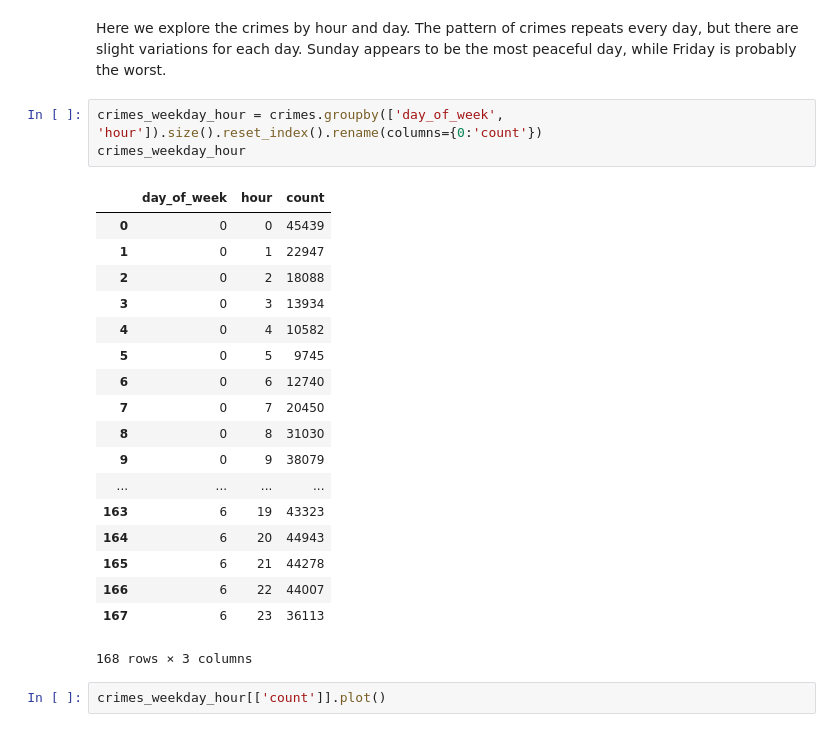
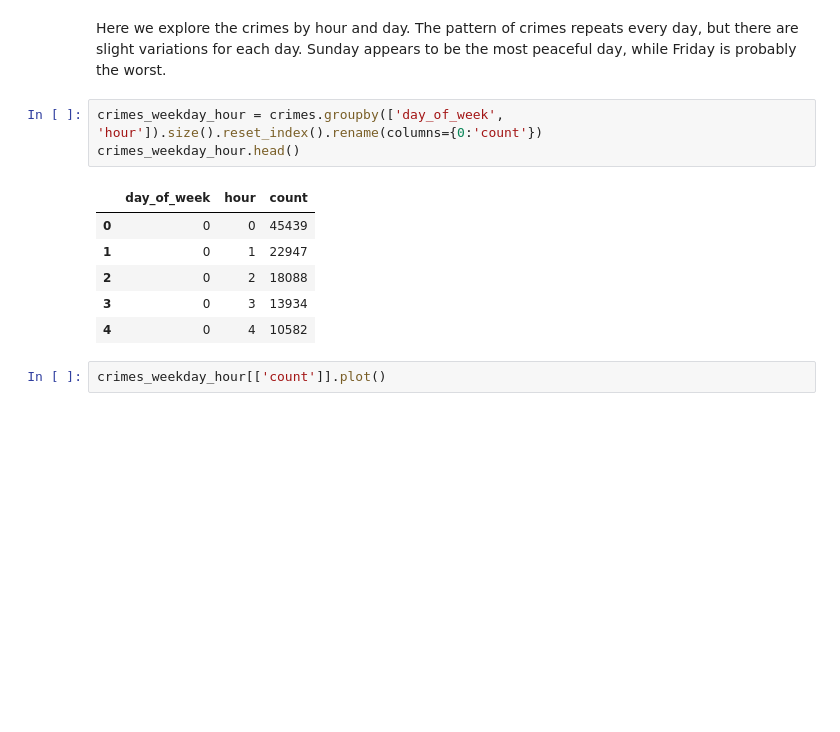
Before and after one commit to talesa/crime-predictive-model-chicago, a Jupyter notebook: exploration/brano_temporal_analysis.ipynb, the cells around one changed output. Cells and saved outputs as stored; diff of their text form; blank space fills up the shorter version.

Commit message:
Improved layout (shorter tables etc.)

```diff
--- a/exploration/brano_temporal_analysis.ipynb
+++ b/exploration/brano_temporal_analysis.ipynb
@@ -109,26 +98,14 @@ crimes_hourly.plot(x='hour', y='count', kind = 'bar')
 Here we explore the crimes by hour and day. The pattern of crimes repeats every day, but there are slight variations for each day. Sunday appears to be the most peaceful day, while Friday is probably the worst.
 # %%
 crimes_weekday_hour = crimes.groupby(['day_of_week', 'hour']).size().reset_index().rename(columns={0:'count'})
-crimes_weekday_hour
+crimes_weekday_hour.head()
 # %% [output]
 |  | day_of_week | hour | count |
 | 0 | 0 | 0 | 45439 |
 | 1 | 0 | 1 | 22947 |
 | 2 | 0 | 2 | 18088 |
 | 3 | 0 | 3 | 13934 |
 | 4 | 0 | 4 | 10582 |
-| 5 | 0 | 5 | 9745 |
-| 6 | 0 | 6 | 12740 |
-| 7 | 0 | 7 | 20450 |
-| 8 | 0 | 8 | 31030 |
-| 9 | 0 | 9 | 38079 |
-| ... | ... | ... | ... |
-| 163 | 6 | 19 | 43323 |
-| 164 | 6 | 20 | 44943 |
-| 165 | 6 | 21 | 44278 |
-| 166 | 6 | 22 | 44007 |
-| 167 | 6 | 23 | 36113 |
-168 rows × 3 columns
 # %%
 crimes_weekday_hour[['count']].plot()
 # %% [output]
```
Also changed, not shown: parts of 3 cells of this notebook, 2 other files.
